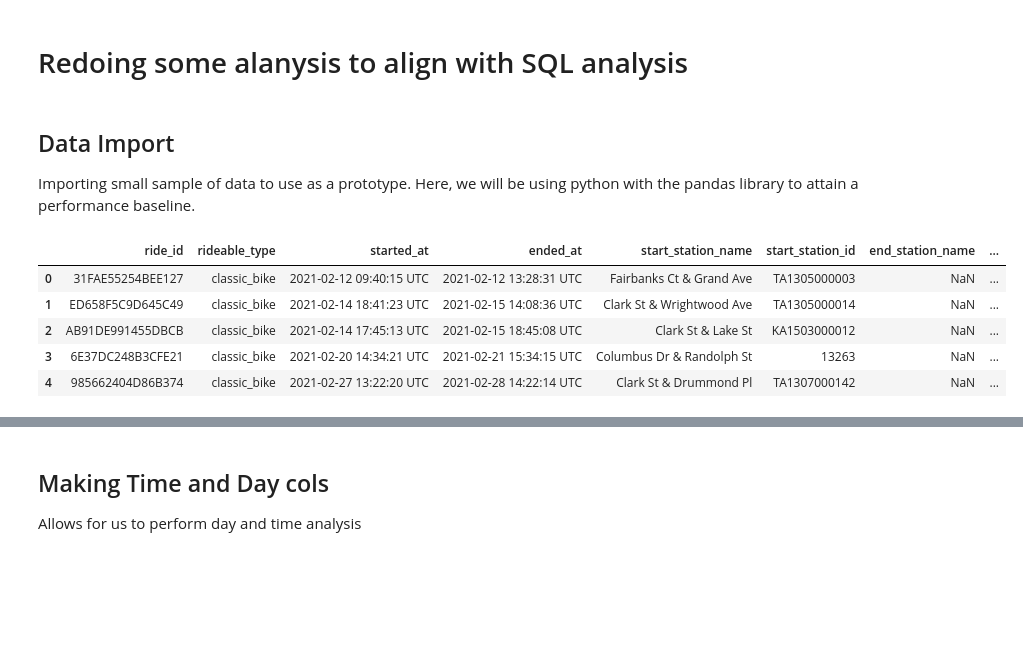
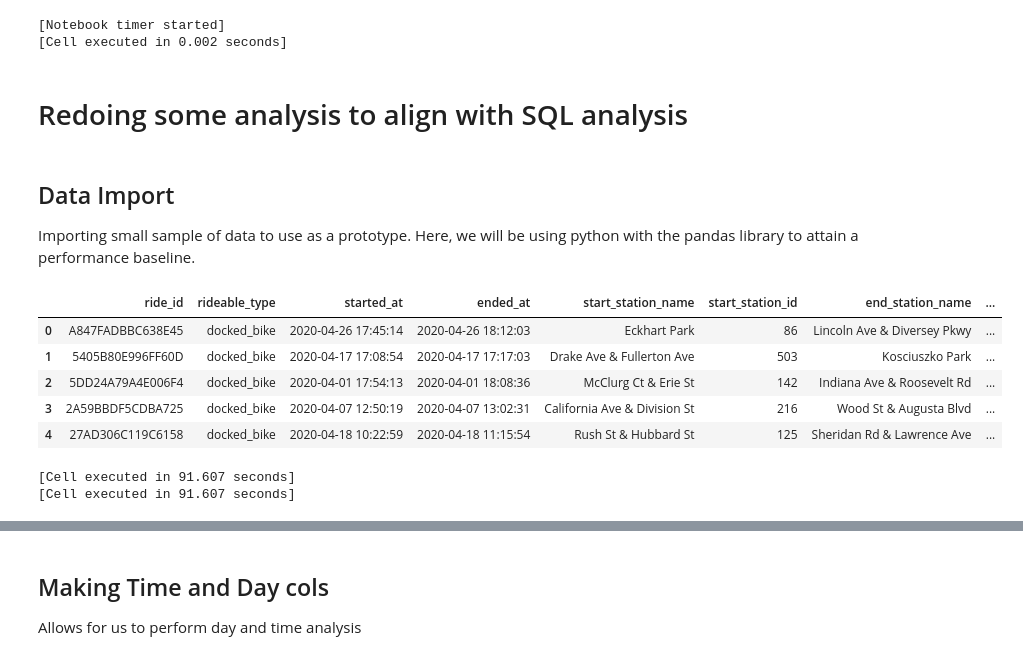
Before and after one commit to adam505x/Cyclistic_Data, a Jupyter notebook: Prototype/final-analysis.ipynb, the cells around one changed output, grey strips where cells are left out. Cells and saved outputs as stored; diff of their text form; code cells hidden in the pictures; blank space fills up the shorter version.

```diff
--- a/Prototype/final-analysis.ipynb
+++ b/Prototype/final-analysis.ipynb
@@ -1 +1,9 @@
+# %%
+import time
+
+notebook_start_time = time.time()
+print("[Notebook timer started]")
+# %% [output]
+[Notebook timer started]
+[Cell executed in 0.002 seconds]
 # %%
@@ -28,22 +36,24 @@ if _ip is not None:
 else:
     print("[Timing hooks not installed: no active IPython shell detected]")
 # %% [markdown]
-# Redoing some alanysis to align with SQL analysis
+# Redoing some analysis to align with SQL analysis
 # %% [markdown]
 ## Data Import
 Importing small sample of data to use as a prototype. Here, we will be using python with the pandas library to attain a performance baseline.
 # %%
 import pandas as pd
 
-df = pd.read_csv("datasets/cyclistic_tripdata_2021.csv", nrows=10000)
+df = pd.read_csv("../data/processed/trips_clean.csv")
 df.head()
 # %% [output]
 |  | ride_id | rideable_type | started_at | ended_at | start_station_name | start_station_id | end_station_name | ... |
-| 0 | 31FAE55254BEE127 | classic_bike | 2021-02-12 09:40:15 UTC | 2021-02-12 13:28:31 UTC | Fairbanks Ct & Grand Ave | TA1305000003 | NaN | ... |
-| 1 | ED658F5C9D645C49 | classic_bike | 2021-02-14 18:41:23 UTC | 2021-02-15 14:08:36 UTC | Clark St & Wrightwood Ave | TA1305000014 | NaN | ... |
-| 2 | AB91DE991455DBCB | classic_bike | 2021-02-14 17:45:13 UTC | 2021-02-15 18:45:08 UTC | Clark St & Lake St | KA1503000012 | NaN | ... |
-| 3 | 6E37DC248B3CFE21 | classic_bike | 2021-02-20 14:34:21 UTC | 2021-02-21 15:34:15 UTC | Columbus Dr & Randolph St | 13263 | NaN | ... |
-| 4 | 985662404D86B374 | classic_bike | 2021-02-27 13:22:20 UTC | 2021-02-28 14:22:14 UTC | Clark St & Drummond Pl | TA1307000142 | NaN | ... |
+| 0 | A847FADBBC638E45 | docked_bike | 2020-04-26 17:45:14 | 2020-04-26 18:12:03 | Eckhart Park | 86 | Lincoln Ave & Diversey Pkwy | ... |
+| 1 | 5405B80E996FF60D | docked_bike | 2020-04-17 17:08:54 | 2020-04-17 17:17:03 | Drake Ave & Fullerton Ave | 503 | Kosciuszko Park | ... |
+| 2 | 5DD24A79A4E006F4 | docked_bike | 2020-04-01 17:54:13 | 2020-04-01 18:08:36 | McClurg Ct & Erie St | 142 | Indiana Ave & Roosevelt Rd | ... |
+| 3 | 2A59BBDF5CDBA725 | docked_bike | 2020-04-07 12:50:19 | 2020-04-07 13:02:31 | California Ave & Division St | 216 | Wood St & Augusta Blvd | ... |
+| 4 | 27AD306C119C6158 | docked_bike | 2020-04-18 10:22:59 | 2020-04-18 11:15:54 | Rush St & Hubbard St | 125 | Sheridan Rd & Lawrence Ave | ... |
+[Cell executed in 91.607 seconds]
+[Cell executed in 91.607 seconds]
 # %%
 df["started_at"] = pd.to_datetime(df["started_at"], utc=True)
 df["ended_at"] = pd.to_datetime(df["ended_at"], utc=True)
```
Also changed, not shown: parts of 10 cells of this notebook.
